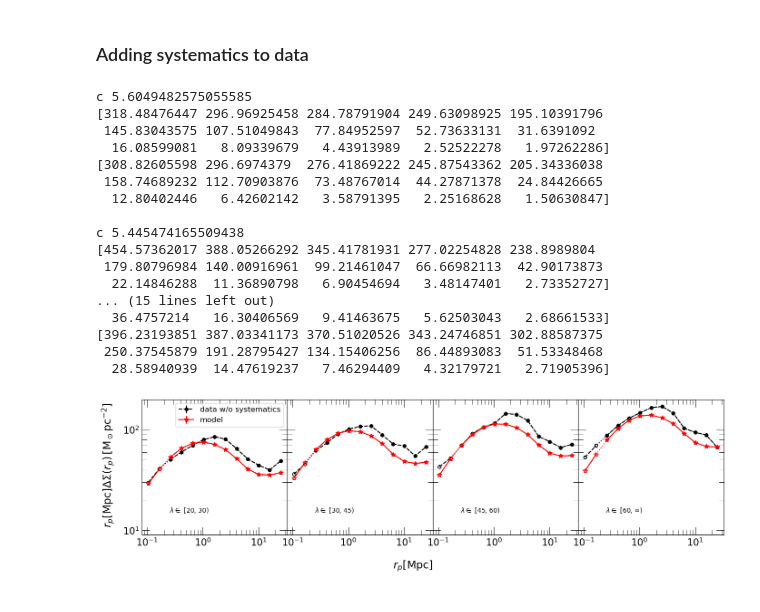
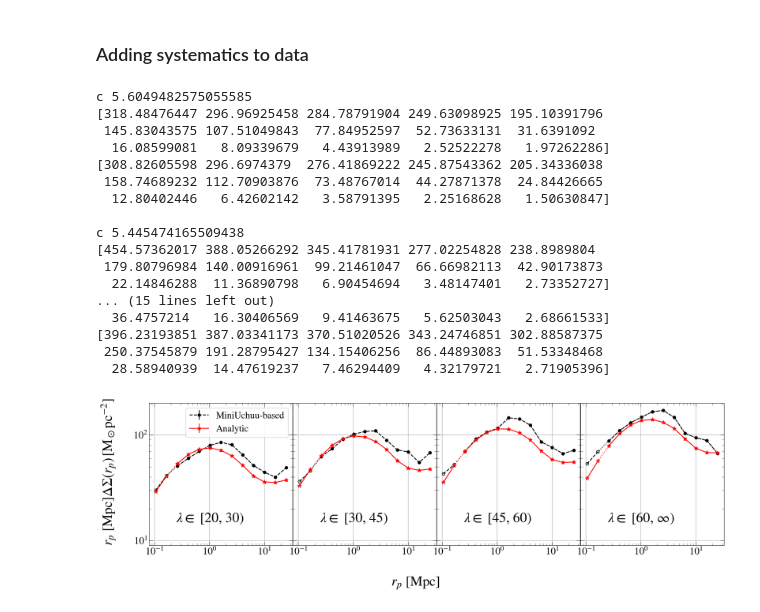
Before and after one commit to Dr-Titus100/mass_calibration_of_DM_halos, a Jupyter notebook: projection/mini_uchuu_cylinder_richness_notebooks/calc_richness.ipynb, the cells around one changed output. Drawn from its saved outputs; the diff is of its cells as text; code cells hidden in the pictures.

Commit message:
updated plots

```diff
--- a/projection/mini_uchuu_cylinder_richness_notebooks/calc_richness.ipynb
+++ b/projection/mini_uchuu_cylinder_richness_notebooks/calc_richness.ipynb
@@ -826,12 +826,16 @@ import fitsio
 import Corrfunc
 import numpy as np
 import pandas as pd
+from classy import Class
+from scipy.stats import norm
+import cluster_toolkit as ctk
 from astropy.table import join
 from astropy.table import Table
 import matplotlib.pyplot as plt
 from colossus.halo import concentration
-# plt.style.use("~/Titus/Lensing/mass_calibration_of_DM_halos/CustomizingPlots")
-plt.style.use("~/Lensing/GitHub/mass_calibration_of_DM_halos/CustomizingPlots")
+from colossus.cosmology import cosmology
+from cluster_toolkit import miscentering
+plt.style.use("~/Lensing/GitHub/wl_mass_calibration/MNRAS.mplstyle")
 %matplotlib inline
 # %%
 data = Table(fitsio.read(f'/bsuhome/hwu/scratch/uchuu/MiniUchuu/host_halos_043.fit'))
@@ -1111,6 +1050,4 @@ def add_sys_to_data(DS_data08):
 # %%
-from cluster_toolkit import miscentering
-
 # saved_file_path = r"/bsuhome/tnde/Lensing/data/"
 converted_mini_uchuu = {}
 
@@ -1136,7 +1073,10 @@ Pnonlin *= h**3
 
 # Create a figure and four subplots (1 row, 4 columns)
 drop = 1
-fig, axes = plt.subplots(1, 4, figsize=(14, 4), sharey=True, sharex = True)
+# fig, axes = plt.subplots(1, 4, figsize=(20, 5), sharey=True, sharex = True)
+fig, axes = plt.subplots(1, 4, figsize=(16, 5), sharey=True, sharex = True)
+# plt.rcParams['font.family'] = 'DeJavu Serif'
+# plt.rcParams['font.serif'] = ['Times New Roman']
 # files_list = []
 for j in range(4):
     ###########################################
@@ -1214,7 +1154,7 @@ for j in range(4):
     rp1 = rp[inds1]
     rp2 = rp[inds2]
     rp3 = rp[inds3]
-    label = ["data w/o systematics", "model"]
+    label = ["MiniUchuu-based", "Analytic"]
     axes[j].loglog()
 
     ########################
@@ -1235,37 +1175,38 @@ for j in range(4):
                      fmt = ':*', ms = 7.0, color = 'red', fillstyle='none')
 
     # axes[j].text(0.120, 120.0, f"$\lambda \in$ {lambda_range[j]}", fontsize = 10)
-    axes[j].text(0.250, 15.0, f"$\lambda \in$ {lambda_range[j]}", fontsize = 10)
+    axes[j].text(0.250, 15.0, f"$\lambda \in$ {lambda_range[j]}", fontsize = 25)
     if j == 0:
-        axes[j].legend()
+        axes[j].legend(fontsize=17)#, loc="upper left")
 
 # Add a super title, super x label, and super y label
 # fig.suptitle(r'$\Delta\Sigma$ Profiles', fontsize=20)
-fig.supxlabel(r"$\rm \mathit{r_p} [Mpc]$", fontsize=17)
+f_size = 25
+fig.supxlabel(r"$\rm \mathit{r_p}~[Mpc]$", fontsize=f_size)
 # fig.supylabel(r"$\rm \Delta\Sigma\,[M_\odot \mathrm{pc}^{-2}]$", fontsize=15)
-fig.supylabel(r"$\rm \mathit{r_p} [Mpc] \Delta\Sigma(\mathit{r_p})\,[M_\odot \mathrm{pc}^{-2}]$", x = 0.02, y = 0.6, va='center', ha='center', fontsize=17)
+fig.supylabel(r"$\rm \mathit{r_p}~[Mpc] \Delta\Sigma(\mathit{r_p})\,[M_\odot \mathrm{pc}^{-2}]$", x = 0.02, y = 0.6, va='center', ha='center', fontsize=f_size)
 
 # Adjust spacing between subplots
-plt.tight_layout(h_pad = -1.0, w_pad = -1.120)
+plt.tight_layout(h_pad = -1.0, w_pad = -0.48)
 plt.show()
 
 # np.save(saved_profiles_dic, converted_mini_uchuu)
 # %% [output]
 c 5.6049482575055585
 [318.48476447 296.96925458 284.78791904 249.63098925 195.10391796
  145.83043575 107.51049843  77.84952597  52.73633131  31.6391092
   16.08599081   8.09339679   4.43913989   2.52522278   1.97262286]
 [308.82605598 296.6974379  276.41869222 245.87543362 205.34336038
  158.74689232 112.70903876  73.48767014  44.27871378  24.84426665
   12.80402446   6.42602142   3.58791395   2.25168628   1.50630847]
 
 c 5.445474165509438
 [454.57362017 388.05266292 345.41781931 277.02254828 238.8989804
  179.80796984 140.00916961  99.21461047  66.66982113  42.90173873
   22.14846288  11.36890798   6.90454694   3.48147401   2.73352727]
 ... (15 lines left out)
   36.4757214   16.30406569   9.41463675   5.62503043   2.68661533]
 [396.23193851 387.03341173 370.51020526 343.24746851 302.88587375
  250.37545879 191.28795427 134.15406256  86.44893083  51.53348468
   28.58940939  14.47619237   7.46294409   4.32179721   2.71905396]
-[figure, old version]
+[figure, new version]
```
Also changed, not shown: parts of 8 cells of this notebook, 27 other files.
